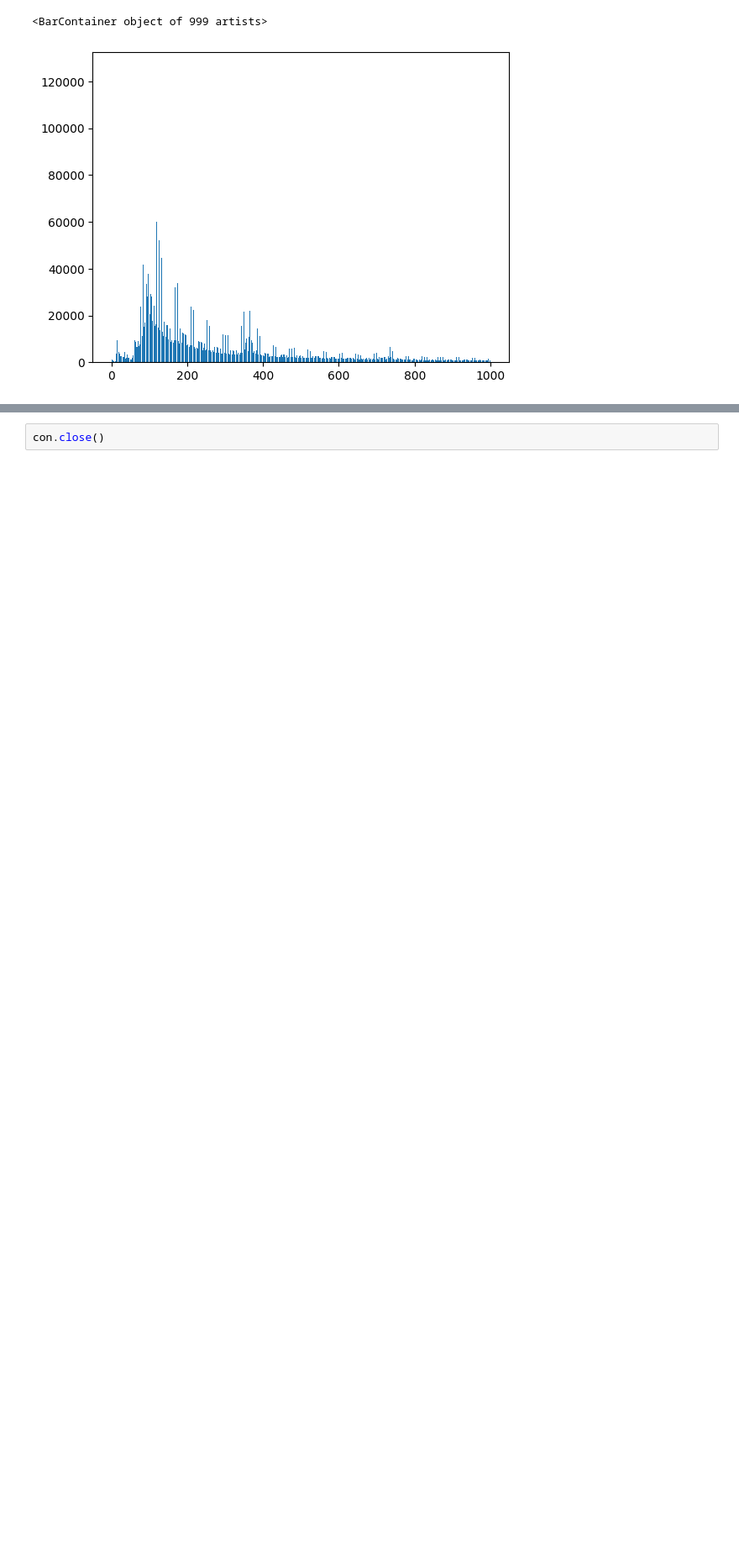
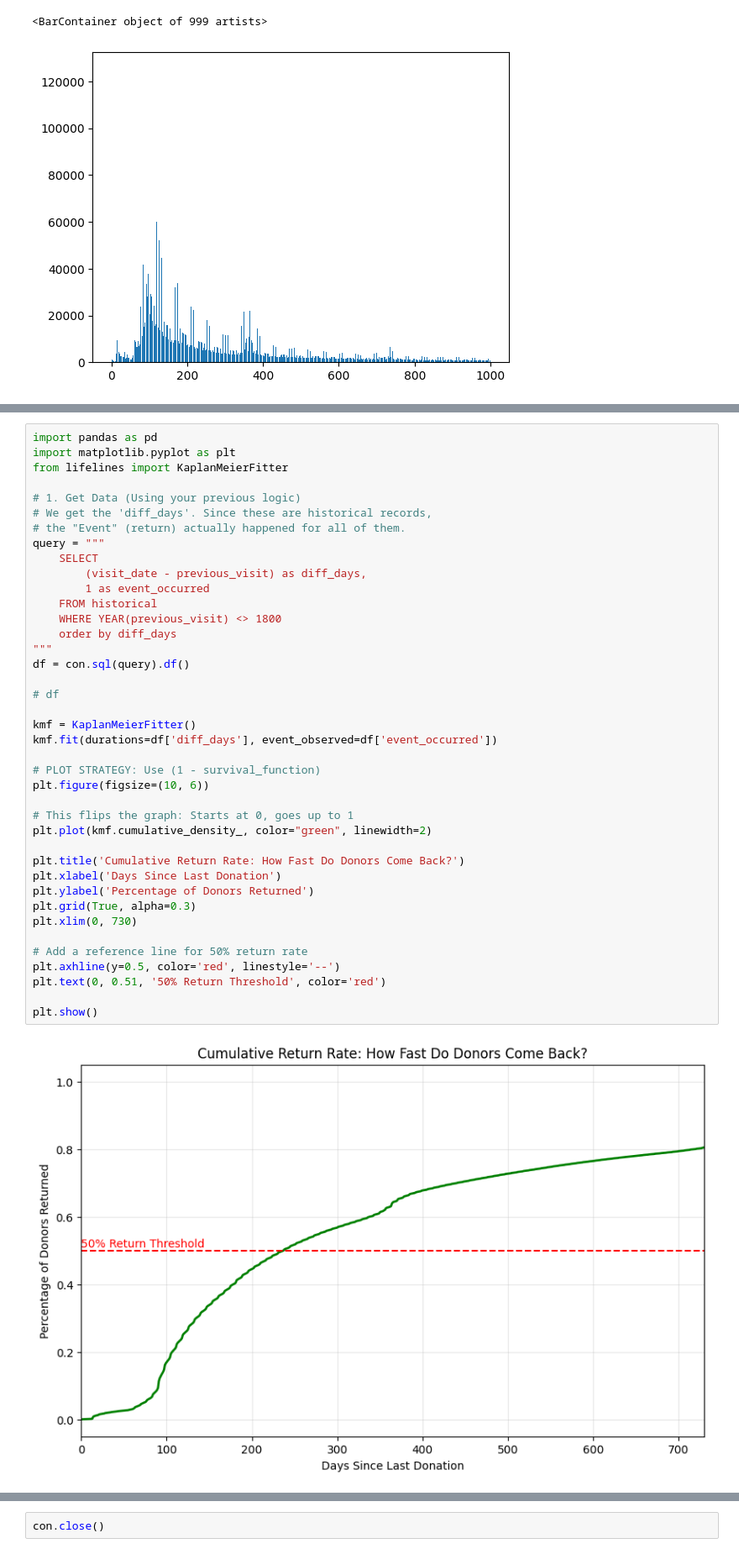
Before and after one commit to amaknabil/etl-blood-donation, a Jupyter notebook: eda/historical_eda.ipynb, the cells around one changed output, grey strips where cells are left out. Shown at 84% size. Drawn from its saved outputs; the diff is of its cells as text; blank space fills up the shorter version.

```diff
--- a/eda/historical_eda.ipynb
+++ b/eda/historical_eda.ipynb
@@ -163,0 +222,42 @@ result
+# %%
+import pandas as pd
+import matplotlib.pyplot as plt
+from lifelines import KaplanMeierFitter
+
+# 1. Get Data (Using your previous logic)
+# We get the 'diff_days'. Since these are historical records,
+# the "Event" (return) actually happened for all of them.
+query = """
+    SELECT
+        (visit_date - previous_visit) as diff_days,
+        1 as event_occurred
+    FROM historical
+    WHERE YEAR(previous_visit) <> 1800
+    order by diff_days
+"""
+df = con.sql(query).df()
+
+# df
+
+kmf = KaplanMeierFitter()
+kmf.fit(durations=df['diff_days'], event_observed=df['event_occurred'])
+
+# PLOT STRATEGY: Use (1 - survival_function)
+plt.figure(figsize=(10, 6))
+
+# This flips the graph: Starts at 0, goes up to 1
+plt.plot(kmf.cumulative_density_, color="green", linewidth=2)
+
+plt.title('Cumulative Return Rate: How Fast Do Donors Come Back?')
+plt.xlabel('Days Since Last Donation')
+plt.ylabel('Percentage of Donors Returned')
+plt.grid(True, alpha=0.3)
+plt.xlim(0, 730)
+
+# Add a reference line for 50% return rate
+plt.axhline(y=0.5, color='red', linestyle='--')
+plt.text(0, 0.51, '50% Return Threshold', color='red')
+
+plt.show()
+# %% [output]
+[figure, added]
```
Also changed, not shown: parts of 10 cells of this notebook, 1 other file.
